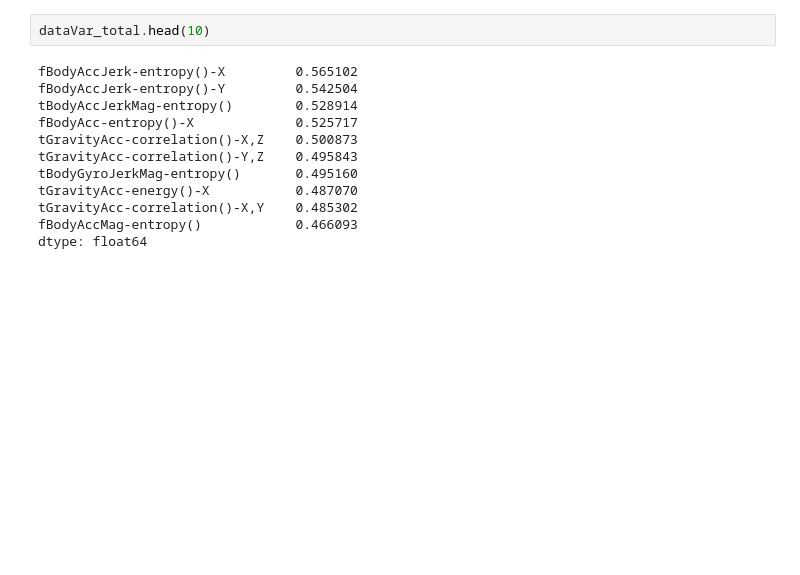
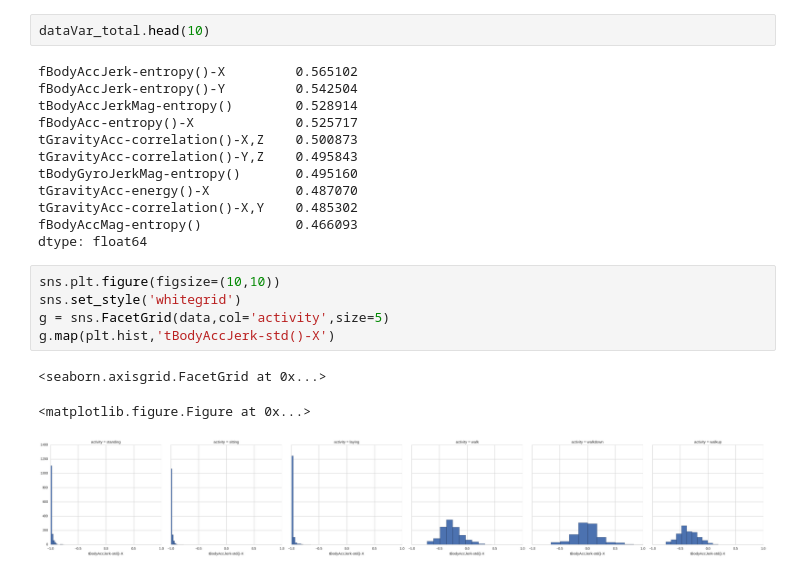
Before and after one commit to nilesh-patil/human-activity-recognition-smartphone-sensors, a Jupyter notebook: code/001. Variable relations.ipynb, the cells around one changed output. Drawn from its saved outputs; the diff is of its cells as text; blank space fills up the shorter version.

```diff
--- a/code/001. Variable relations.ipynb
+++ b/code/001. Variable relations.ipynb
@@ -68,3 +68,12 @@ tGravityAcc-energy()-X           0.487070
 tGravityAcc-correlation()-X,Y    0.485302
 fBodyAccMag-entropy()            0.466093
 dtype: float64
+# %%
+sns.plt.figure(figsize=(10,10))
+sns.set_style('whitegrid')
+g = sns.FacetGrid(data,col='activity',size=5)
+g.map(plt.hist,'tBodyAccJerk-std()-X')
+# %% [output]
+<seaborn.axisgrid.FacetGrid at 0x...>
+<matplotlib.figure.Figure at 0x...>
+[figure, added]
```
Also changed, not shown: 2 other files.
